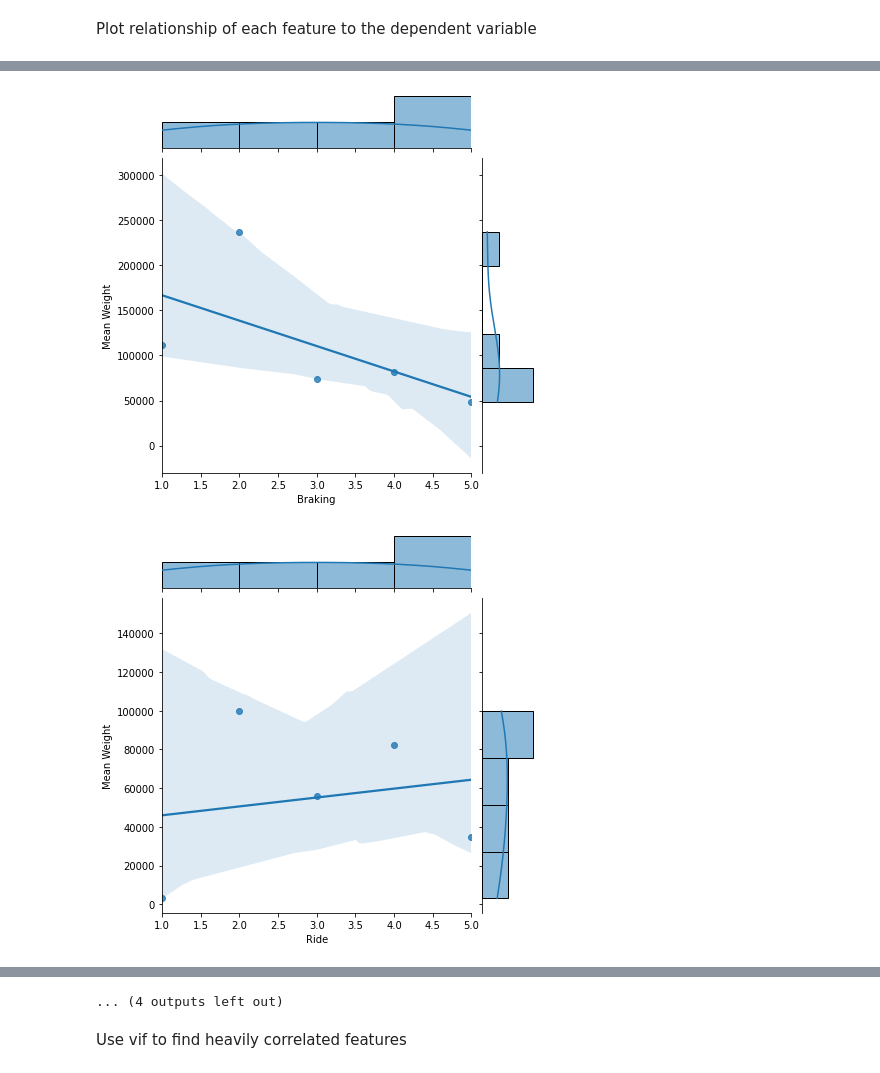
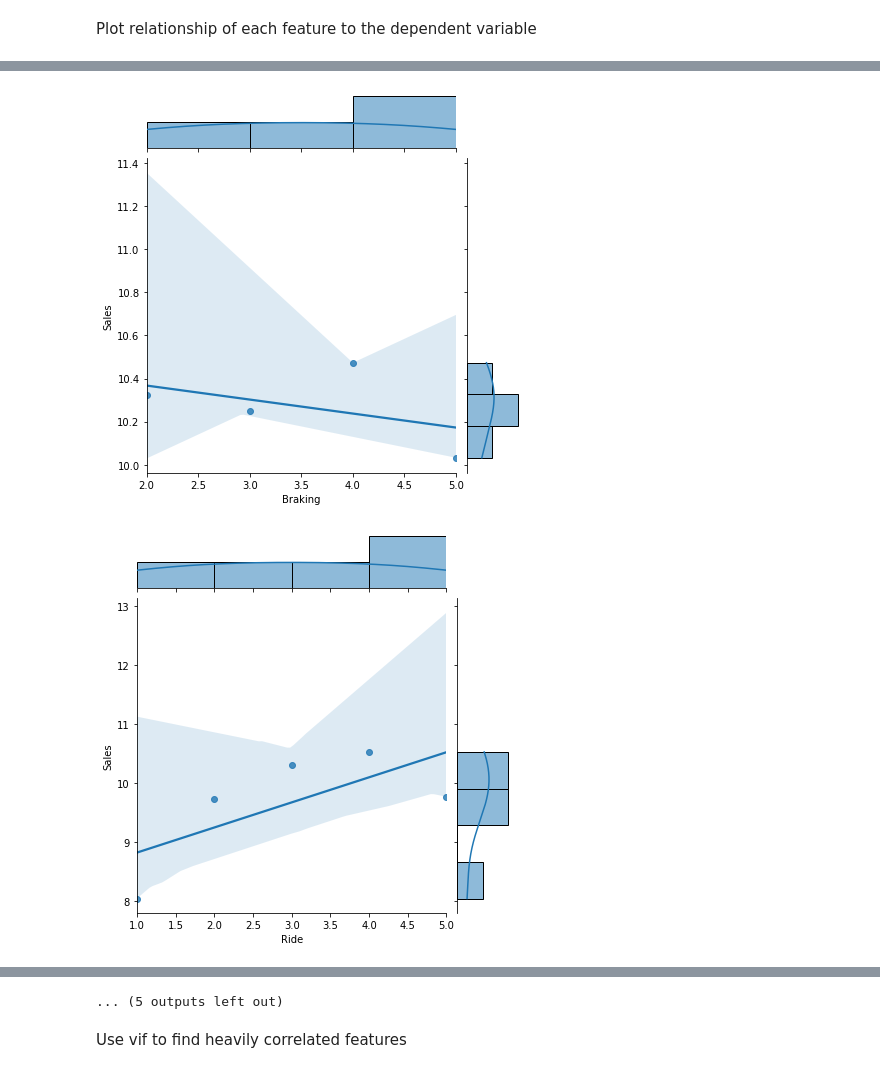
Before and after one commit to blantj/Auto_Sales_Regression, a Jupyter notebook: Modeling.ipynb, the cells around one changed output, grey strips where cells are left out. Saved outputs shown, nothing was run; the diff lists cells and outputs as text; code cells hidden in the pictures.

```diff
--- a/Modeling.ipynb
+++ b/Modeling.ipynb
@@ -123,0 +209,4 @@ df.head()
+# %%
+df = df[df['Class']!='Pickup Trucks']
+df.drop(columns='Class', inplace=True)
+df.head()
@@ -197,0 +296,3 @@ df.head()
+# %%
+df['Price'] = df['Price'].apply(lambda x: int(x.replace(',', '')[1:]))
+df.head()
@@ -203,8 +311,9 @@ ratings_columns.remove('Model')
 ratings_columns.remove('Sales')
 ratings_columns.remove('Max. Load')
 ratings_columns.remove('Brand')
+ratings_columns.remove('Price')
 
-for col in ratings_columns:
+for col in ratings_columns[0:14]:
     df[col] = df[col].apply(lambda x: int(x[0]))
 df.head()
 # %% [output]
@@ -229,3 +340,5 @@ df.head()
+# %%
+df['Sales'] = np.log(df['Sales'])
 # %% [markdown]
 Confirm data scrubbed with df.info
 # %%
@@ -340,7 +450,7 @@ Plot relationship of each feature to the dependent variable
 for col in other_columns:
     joint_df = df.groupby(col).mean().reset_index()
     plot = sns.jointplot(x=col, y='Sales', data=joint_df, kind='reg')
-    plot.ax_joint.set_ylabel('Mean Weight')
+    plot.ax_joint.set_ylabel('Sales')
 
 
 for col in dist_columns:
@@ -350,2 +460,2 @@ for col in dist_columns:
-[figure, old version]
+[figure, new version]
-[figure, old version]
+[figure, new version]
@@ -361,4 +471,4 @@ for col in dist_columns:
-... (4 outputs left out)
+... (5 outputs left out)
 # %% [markdown]
 Use vif to find heavily correlated features
 # %%
```
Also changed, not shown: parts of 43 cells of this notebook.
